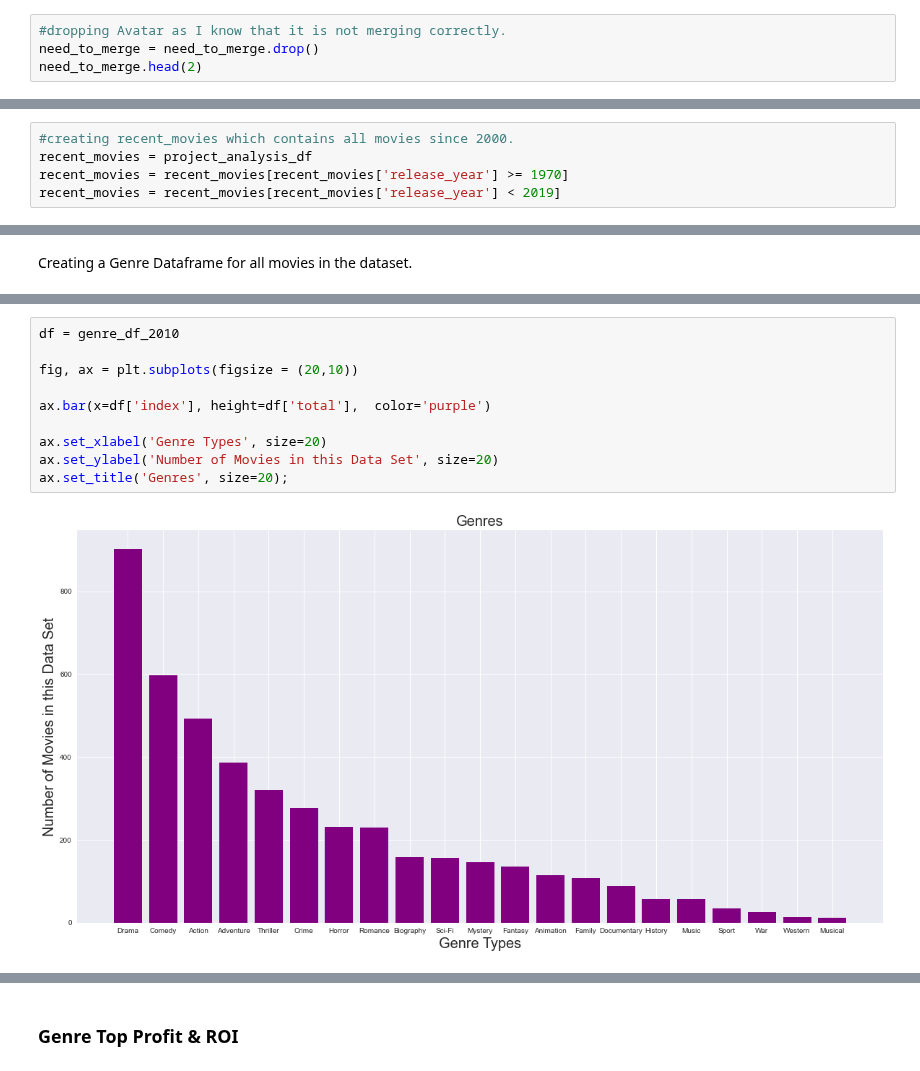
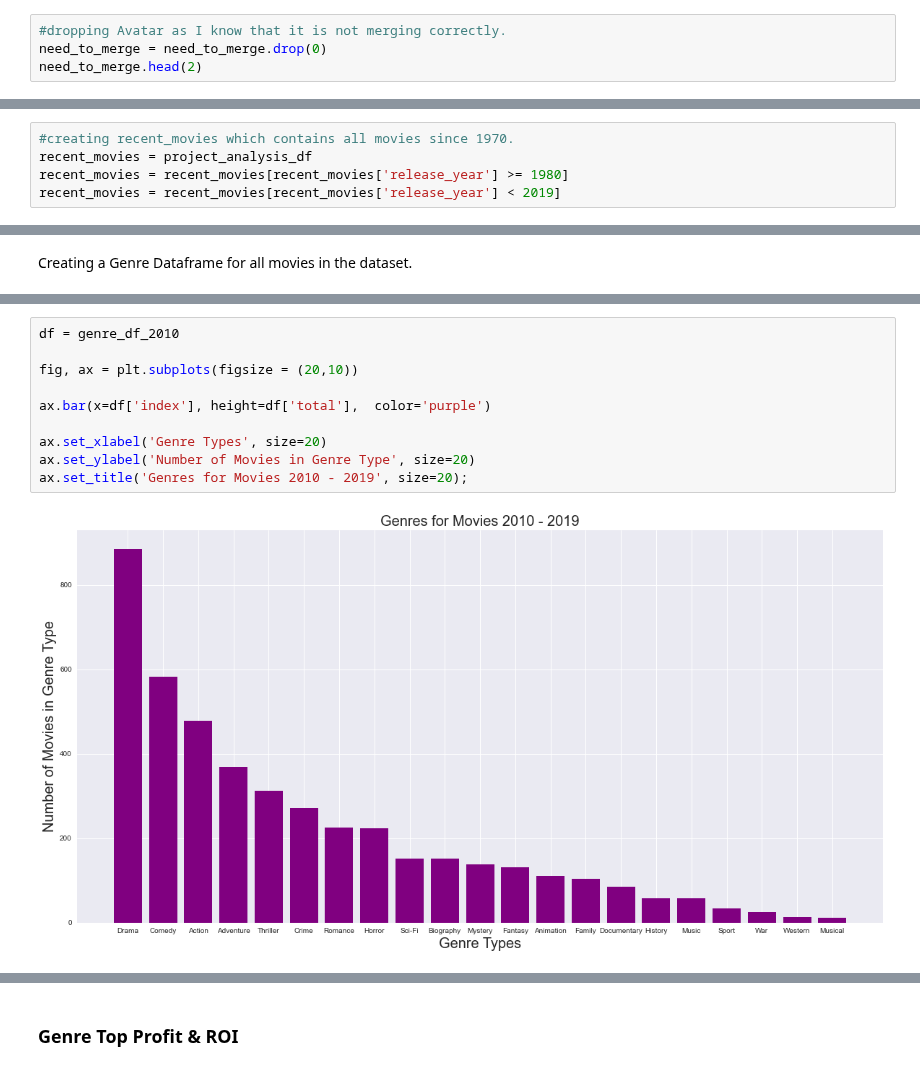
Before and after one commit to jxn628/dsc-phase-1-project, a Jupyter notebook: student.ipynb, the cells around one changed output, grey strips where cells are left out. Cells and saved outputs as stored; diff of their text form.

```diff
--- a/student.ipynb
+++ b/student.ipynb
@@ -389,5 +383,5 @@ correct_merge_df.sort_values('total_profit', ascending=False).head(3)
 need_to_merge = need_to_merge.drop(['_merge'], axis=1)
 # %%
 #dropping Avatar as I know that it is not merging correctly.
-need_to_merge = need_to_merge.drop()
+need_to_merge = need_to_merge.drop(0)
 need_to_merge.head(2)
@@ -560,7 +525,7 @@ project_analysis_df.describe()
 # %%
-#creating recent_movies which contains all movies since 2000.
+#creating recent_movies which contains all movies since 1970.
 recent_movies = project_analysis_df
-recent_movies = recent_movies[recent_movies['release_year'] >= 1970]
+recent_movies = recent_movies[recent_movies['release_year'] >= 1980]
 recent_movies = recent_movies[recent_movies['release_year'] < 2019]
 # %%
 recent_movies.describe()
@@ -761,15 +696,15 @@ genre_df_2010
 # %%
 df = genre_df_2010
 
 fig, ax = plt.subplots(figsize = (20,10))
 
 ax.bar(x=df['index'], height=df['total'],  color='purple')
 
 ax.set_xlabel('Genre Types', size=20)
-ax.set_ylabel('Number of Movies in this Data Set', size=20)
-ax.set_title('Genres', size=20);
+ax.set_ylabel('Number of Movies in Genre Type', size=20)
+ax.set_title('Genres for Movies 2010 - 2019', size=20);
 # %% [output]
-[figure, old version]
+[figure, new version]
 # %%
 #These are the genres from ALL profitable movies from 2010-2019
 
```
Also changed, not shown: parts of 83 cells of this notebook.
